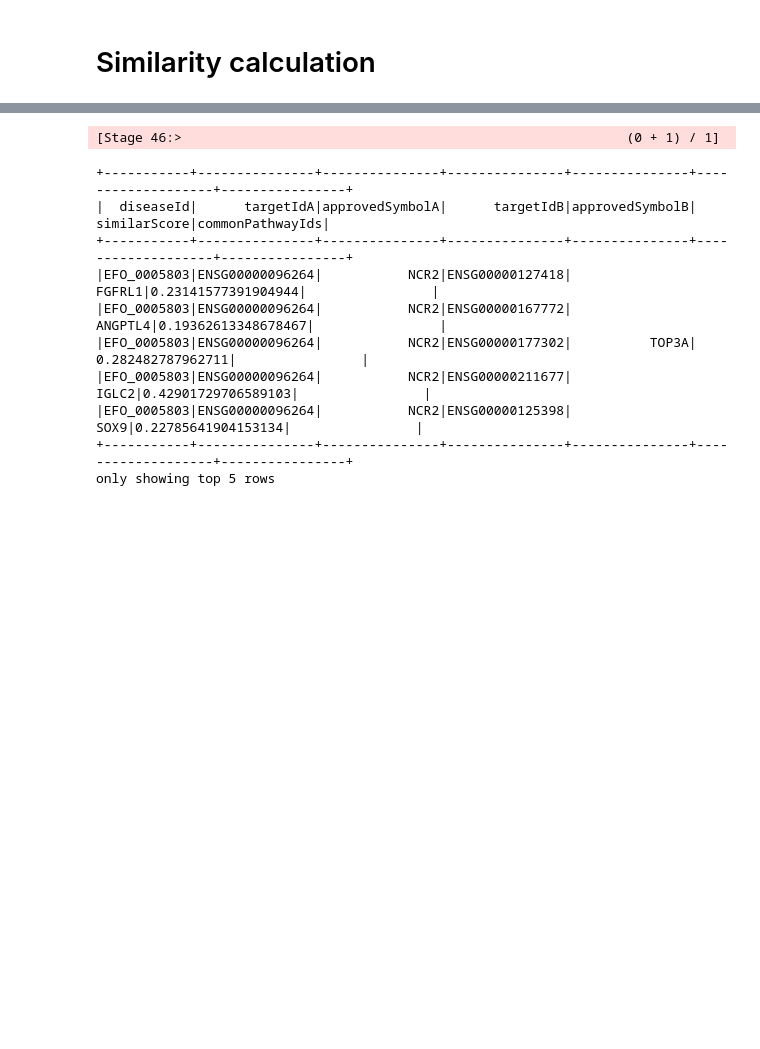
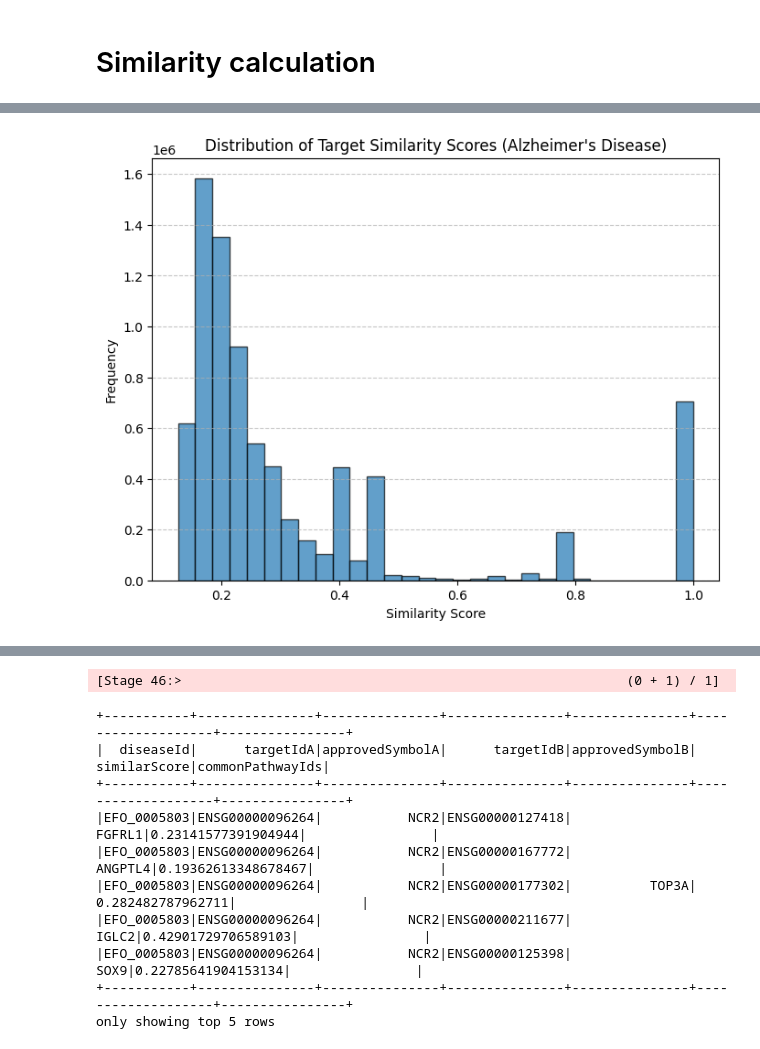
Before and after one commit to polrus/Pathwaganda, a Jupyter notebook: scr/ge_score_propagation/tt_similarity.ipynb, the cells around one changed output, grey strips where cells are left out. Saved outputs shown, nothing was run; the diff lists cells and outputs as text; code cells hidden in the pictures; blank space fills up the shorter version.

Commit message:
similarity debug

```diff
--- a/scr/ge_score_propagation/tt_similarity.ipynb
+++ b/scr/ge_score_propagation/tt_similarity.ipynb
@@ -118,5 +211,7 @@ def compute_poincare_similarities(
          .parquet(output_parquet_path))
 
     return scored
+# %%
+input_parquet_test = spark.read.parquet("/Users/polina/Pathwaganda/data/tem_levels/0").filter(col("diseaseId") == "MONDO_0004975")
 # %%
-sim_level0 = compute_poincare_similarities(input_parquet_path = "/Users/polina/Pathwaganda/data/tem_levels/0")
+sim_level0 = compute_poincare_similarities(input_parquet_test, debug=True)
@@ -122,0 +248,4 @@ sim_level0 = compute_poincare_similarities(input_parquet_path = "/Users/polina/P
+# %%
+sim_level0_filt = sim_level0.filter(col("diseaseId") == "MONDO_0004975")
+# %%
+sim_level0_filt.sort("similarScore", ascending=False).filter(col("commonPathwayIds") == "").show(30, truncate=False)
@@ -122,0 +271,28 @@ sim_level0 = compute_poincare_similarities(input_parquet_path = "/Users/polina/P
+# %%
+from pyspark.sql import functions as F
+import matplotlib.pyplot as plt
+
+# Ensure numeric column and drop nulls
+df_clean = sim_level0_filt.withColumn(
+    "similarScore", F.col("similarScore").cast("double")
+).na.drop(subset=["similarScore"])
+
+# Convert column to RDD
+rdd_scores = df_clean.select("similarScore").rdd.map(lambda row: row[0])
+
+# Compute histogram with Spark (e.g., 30 bins)
+hist = rdd_scores.histogram(30)   # returns (bin_edges, counts)
+
+bin_edges, counts = hist
+
+# Plot histogram
+plt.figure(figsize=(8,6))
+plt.bar(bin_edges[:-1], counts, width=[bin_edges[i+1]-bin_edges[i] for i in range(len(bin_edges)-1)],
+        align="edge", edgecolor="black", alpha=0.7)
+plt.xlabel("Similarity Score")
+plt.ylabel("Frequency")
+plt.title("Distribution of Target Similarity Scores (Alzheimer's Disease)")
+plt.grid(axis="y", linestyle="--", alpha=0.7)
+plt.show()
+# %% [output]
+[figure, added]
```
Also changed, not shown: parts of 23 cells of this notebook, 3 other files.
